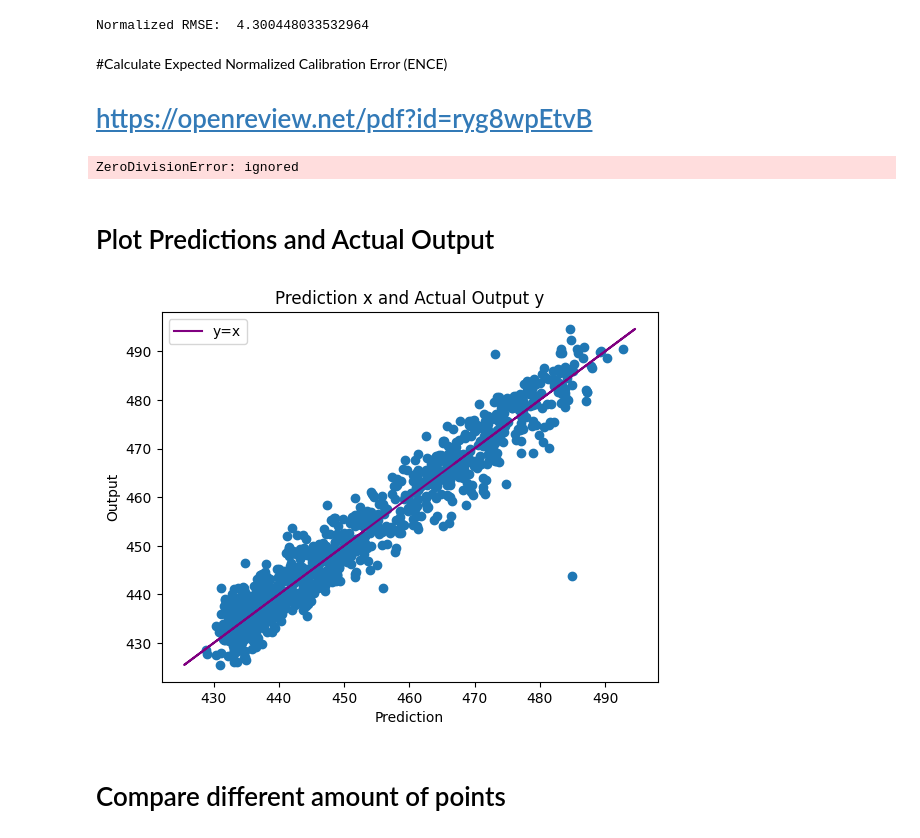
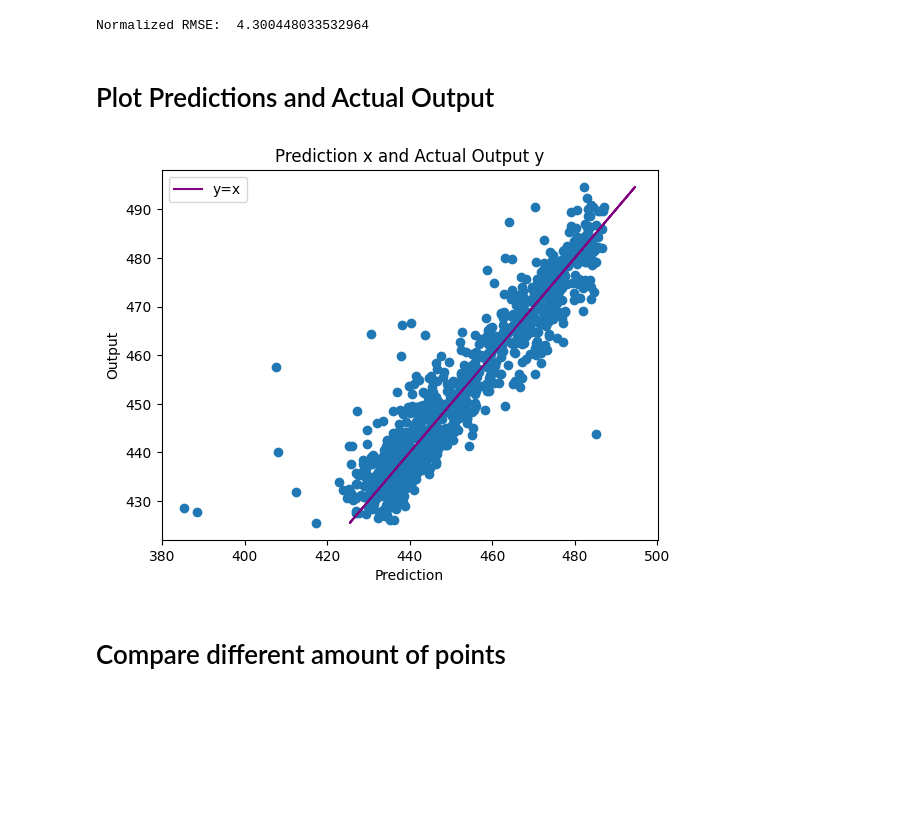
Before and after one commit to Sabelz/Gaussian_Processes_Inducing_Points, a Jupyter notebook: GPs/GPPowerPlant.ipynb, the cells around one changed output. Saved outputs shown, nothing was run; the diff lists cells and outputs as text; code cells hidden in the pictures; blank space fills up the shorter version.

Commit message:
Changed y to original scale

```diff
--- a/GPs/GPPowerPlant.ipynb
+++ b/GPs/GPPowerPlant.ipynb
@@ -49,6 +49,8 @@ dtype: bool
 # %% [markdown]
 # Training/Test data from powerPlant.ipynb
 # %%
+# Use standardized target variables if wanted, some parts of code needs to be uncommented/changed
+
 # Set a seed for reproducibility
 np.random.seed(52)
 
@@ -63,27 +65,29 @@ xTrain_mean = xTrain.mean(axis = 0) # mean for each feature
 xTrain_std = xTrain.std(axis = 0) # std for each feature
 xTrain_standardized = (xTrain-xTrain_mean) / xTrain_std # Standardize
 # Standardize training output points
-yTrain_mean = yTrain.mean(axis = 0) # mean
-yTrain_std = yTrain.std(axis = 0) # std
-yTrain_standardized = (yTrain-yTrain_mean) / yTrain_std # Standardize
-yTrain_standardized_mean = yTrain_standardized.mean(axis = 0) # Mean after standardization
+#yTrain_mean = yTrain.mean(axis = 0) # mean
+#yTrain_std = yTrain.std(axis = 0) # std
+#yTrain_standardized = (yTrain-yTrain_mean) / yTrain_std # Standardize
+#yTrain_standardized_mean = yTrain_standardized.mean(axis = 0) # Mean after standardization
 
 # Standardize test input points
 xTest_mean = xTest.mean(axis = 0) # mean for each feature
 xTest_std = xTest.std(axis = 0) # std for each feature
 xTest_standardized = (xTest-xTest_mean) / xTest_std # Standardize
 # Standardize test output points
-yTest_mean = yTest.mean(axis = 0) # mean
-yTest_std = yTest.std(axis = 0) # std
-yTest_standardized = (yTest-yTest_mean) / yTest_std # Standardize
-yTest_standardized_mean = yTest_standardized.mean(axis = 0) # Mean after standardization
+#yTest_mean = yTest.mean(axis = 0) # mean
+#yTest_std = yTest.std(axis = 0) # std
+#yTest_standardized = (yTest-yTest_mean) / yTest_std # Standardize
+#yTest_standardized_mean = yTest_standardized.mean(axis = 0) # Mean after standardization
 
 # Convert them to tensors
 xTrain_standardized = torch.from_numpy(xTrain_standardized).float()
-yTrain_standardized = torch.from_numpy(yTrain_standardized).float()
+#yTrain_standardized = torch.from_numpy(yTrain_standardized).float()
 
 xTest_standardized = torch.from_numpy(xTest_standardized).float()
-yTest_standardized = torch.from_numpy(yTest_standardized).float()
+#yTest_standardized = torch.from_numpy(yTest_standardized).float()
 
-print(xTrain_standardized.size(), yTrain_standardized.size(), xTest_standardized.size(), yTest_standardized.size())
+yTrain = torch.from_numpy(yTrain).float()
+yTest = torch.from_numpy(yTest).float()
+print(xTrain_standardized.size(), yTrain.size, xTest_standardized.size(), yTest.size)
 # %% [output]
@@ -107,7 +111,7 @@ class GPModel(gpytorch.models.ExactGP):
 # %%
 # initialize likelihood and model
 likelihood = gpytorch.likelihoods.GaussianLikelihood() # Decide likelihood
-model = GPModel(xTrain_standardized, yTrain_standardized, likelihood) # Use training points and given likelihood
+model = GPModel(xTrain_standardized, yTrain, likelihood) # Use training points and given likelihood
 if torch.cuda.is_available():
     model = model.cuda()
     model.likelihood = likelihood.cuda()
@@ -273,5 +282,2 @@ print("Normalized RMSE: ", root_MSE)
 # %% [output]
 Normalized RMSE:  4.300448033532964
-# %% [markdown]
-#Calculate Expected Normalized Calibration Error (ENCE)
-# https://openreview.net/pdf?id=ryg8wpEtvB
@@ -341,22 +284,15 @@ def calculate_ence(
-# %%
-variance_standardized = observed_pred.variance # Variance for each test data
-variance = variance_standardized * (yTest_std ** 2) # Transform to original scale
-var_SE = torch.stack((variance, squared_error), dim=1) # First column:Variance, Second Column: SE
-print(calculate_ence(var_SE)) # Calculate ENCE
-# %% [output]
-ZeroDivisionError: ignored
 # %% [markdown]
 # Plot Predictions and Actual Output
 # %%
-plt.scatter(predictions_original, yTest) # Transform predictions back to original scale
+plt.scatter(prediction_means, yTest) # Transform predictions back to original scale
 plt.plot(yTest, yTest, color = 'purple', label = 'y=x')
 plt.title('Prediction x and Actual Output y')
 plt.xlabel('Prediction')
 plt.ylabel('Output')
 plt.legend()
 plt.show()
 # %% [output]
-[figure, old version]
+[figure, new version]
 # %% [markdown]
 # Compare different amount of points
 # %%
```
Also changed, not shown: parts of 19 cells of this notebook.
